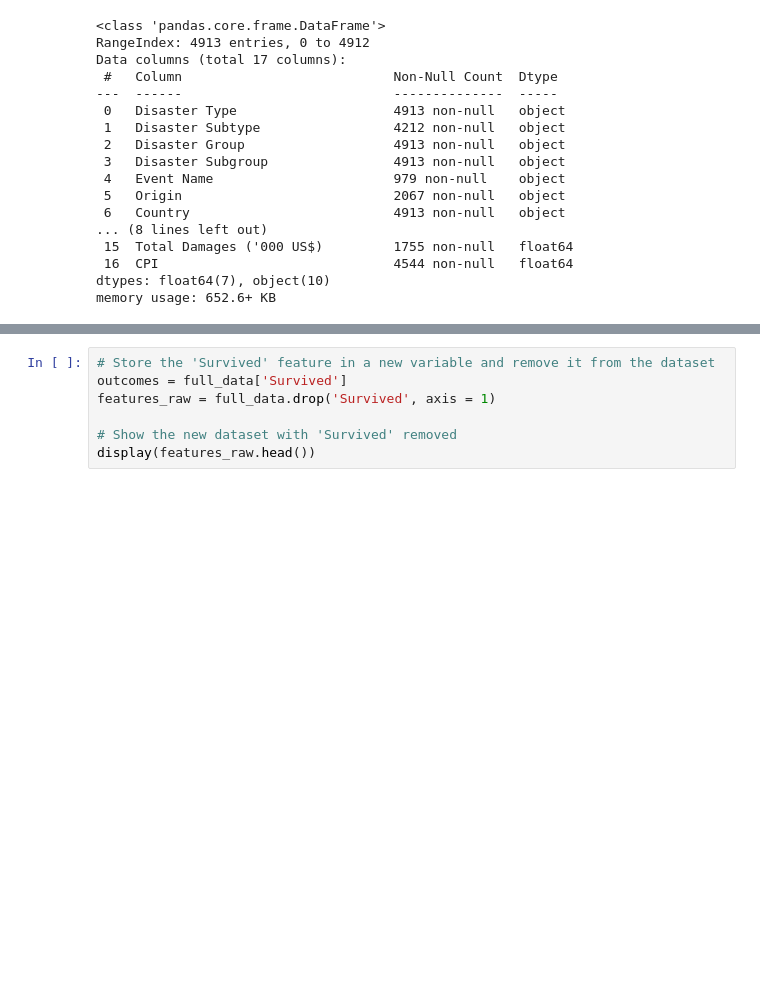
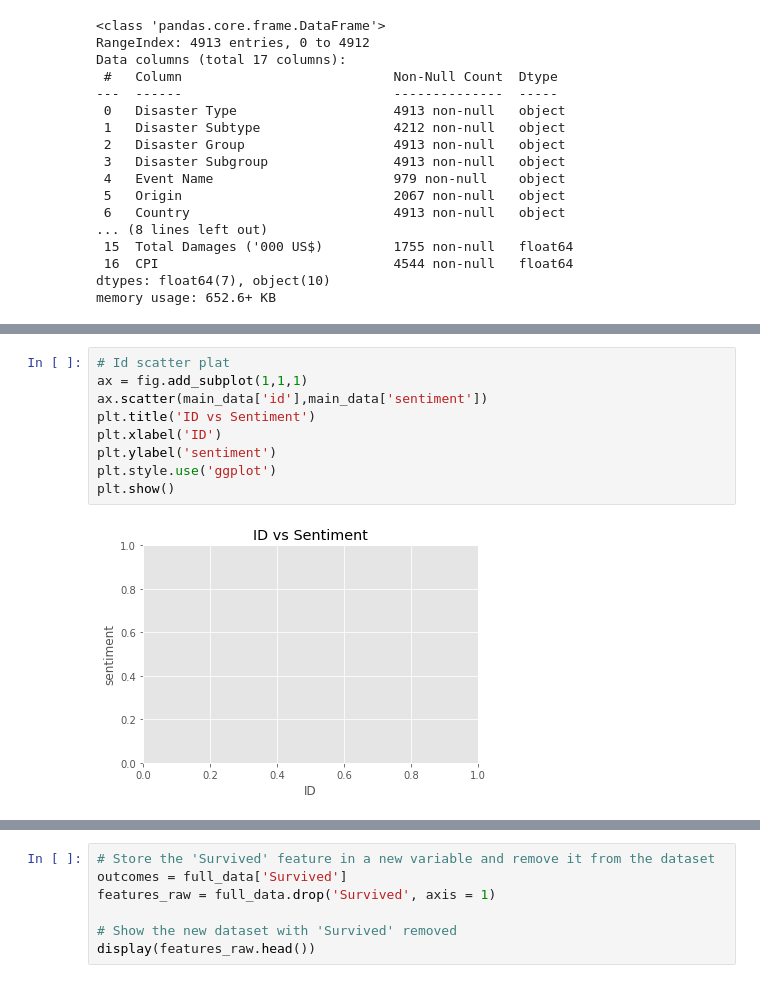
Before and after one commit to andydaehn/Twitter-Climate-Change-Sentiment, a Jupyter notebook: Twitter_Climate_Change.ipynb, the cells around one changed output, grey strips where cells are left out. Drawn from its saved outputs; the diff is of its cells as text; blank space fills up the shorter version.

```diff
--- a/Twitter_Climate_Change.ipynb
+++ b/Twitter_Climate_Change.ipynb
@@ -126,0 +158,11 @@ main_data.temperature_avg.hist()
+# %%
+# Id scatter plat
+ax = fig.add_subplot(1,1,1)
+ax.scatter(main_data['id'],main_data['sentiment'])
+plt.title('ID vs Sentiment')
+plt.xlabel('ID')
+plt.ylabel('sentiment')
+plt.style.use('ggplot')
+plt.show()
+# %% [output]
+[figure, added]
```
Also changed, not shown: parts of 6 cells of this notebook.
